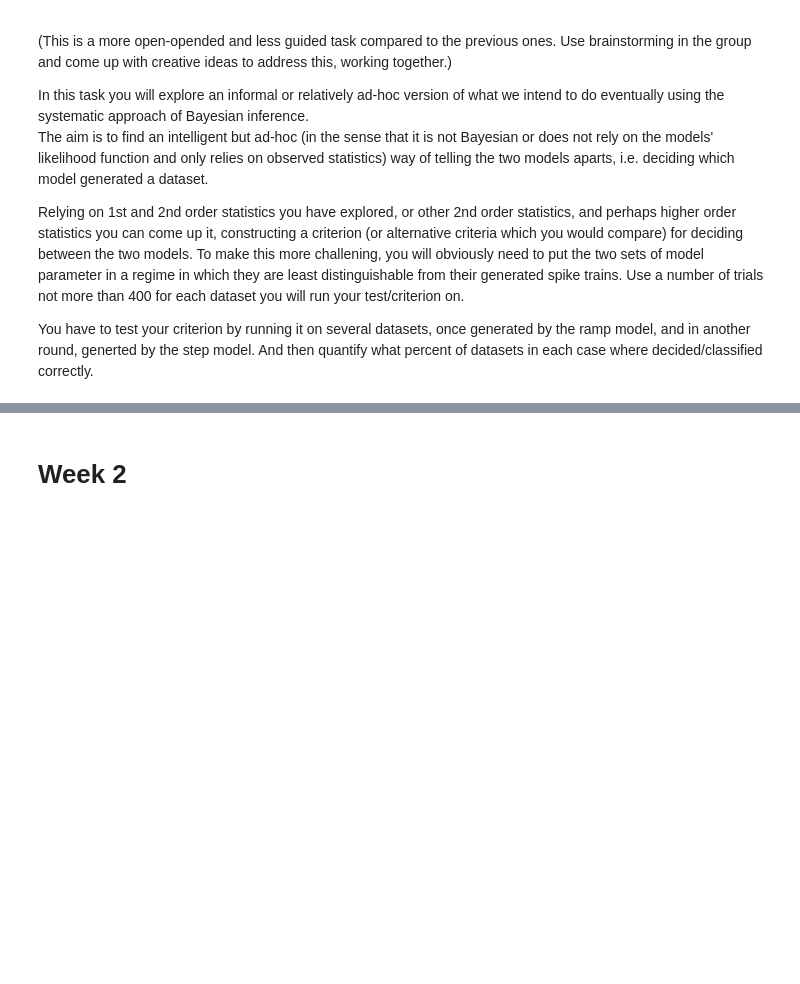
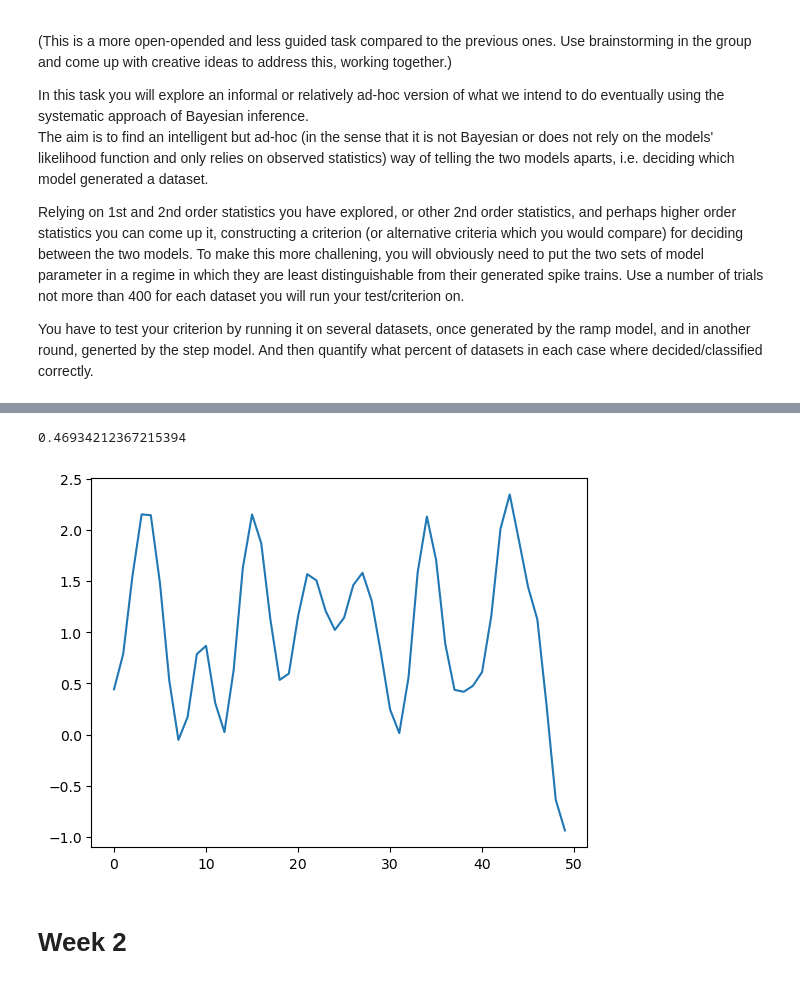
Before and after one commit to derek1909/GG3G3, a Jupyter notebook: GG3_project.ipynb, the cells around one changed output, grey strips where cells are left out. Cells and saved outputs as stored; diff of their text form; code cells hidden in the pictures; blank space fills up the shorter version.

```diff
--- a/GG3_project.ipynb
+++ b/GG3_project.ipynb
@@ -570,8 +645,11 @@ NameError: name 'f' is not defined
 # %%
-test_dataset = generate_spike_trains(M, N, T, m, r, sigma, beta);
-p, v, f = var_classifier(test_dataset, m, r, sigma, beta, 10);
-plt.plot(v[0])
-plt.plot(v[1])
+
+plt.plot(grad_psth/average_grad)
+np.var()
+print(average_grad)
+# %% [output]
+0.46934212367215394
+[figure, added]
 # %%
 
 A classifier function in this case is a function that read {spike train (or an array of spike trains), m, r, sigma, beta} and predict whether the given spike train is generated by step model (return 0) or ramp model (return 1)
```
Also changed, not shown: parts of 3 cells of this notebook, 4 other files.
